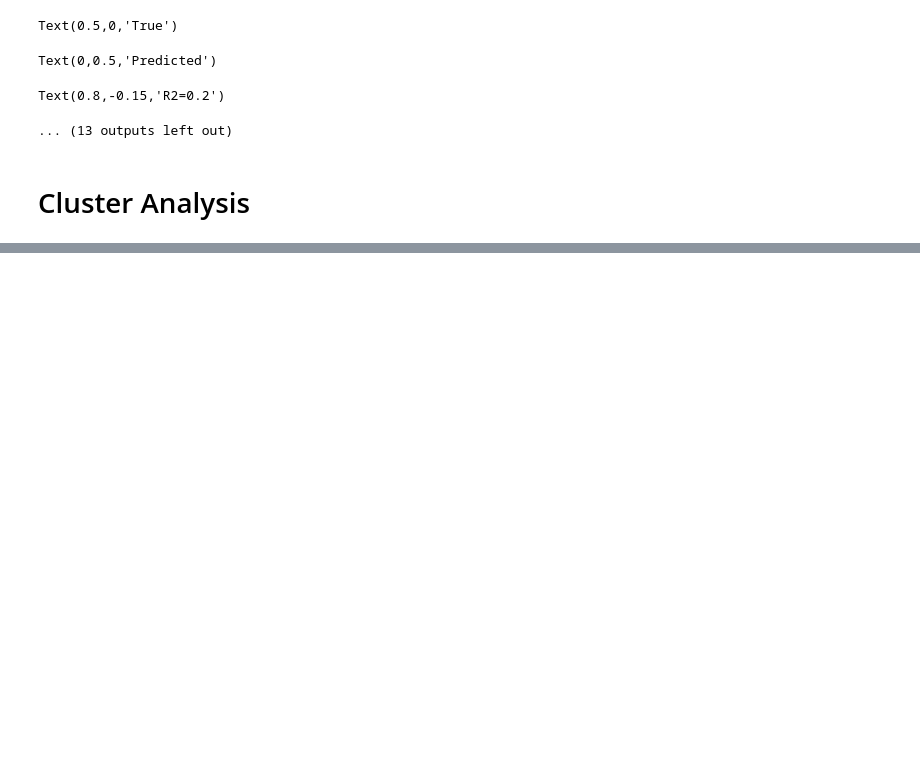
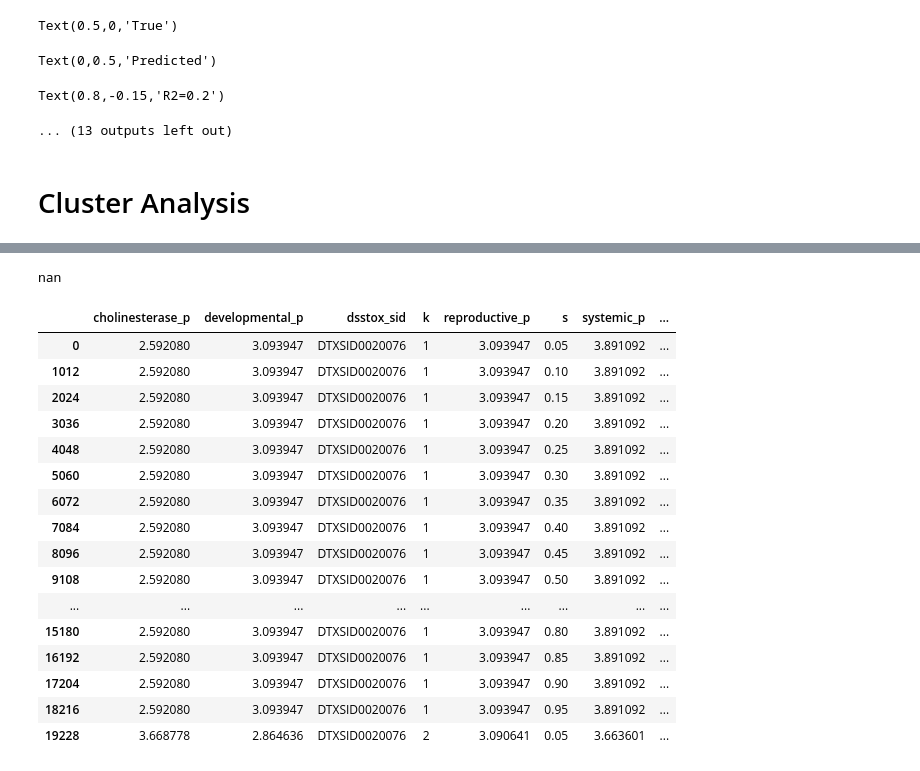
Before and after one commit to georgehelman/genra, a Jupyter notebook: notebooks/rax/rax-genra-toxref.ipynb, the cells around one changed output, grey strips where cells are left out. Saved outputs shown, nothing was run; the diff lists cells and outputs as text; code cells hidden in the pictures; blank space fills up the shorter version.

```diff
--- a/notebooks/rax/rax-genra-toxref.ipynb
+++ b/notebooks/rax/rax-genra-toxref.ipynb
@@ -1318,0 +903,52 @@ len(set(a[a].index)&set(cluster_sids))
+# %%
+from __future__ import division
+ks=range(1,20)
+ss=[round(s/20,2) for s in range(1,20)]
+# %%
+def wtavg(df,name,k,s):
+    df=df[df['jaccard']>s]
+    df=df[df[name].notnull()].iloc[0:k]
+    if df.empty:
+        return np.nan
+    weights=list(df['jaccard'])
+    values=list(df[name])
+    return np.average(values,weights=weights)
+# %%
+predictions=[]
+for k in ks:
+    for s in ss:
+        for sid,group in loael_neighbors_mean.groupby('target_sid'):
+                prediction={category+'_p':wtavg(group,category,k,s) for category in categories}
+                prediction['dsstox_sid']=sid
+                prediction['k']=k
+                prediction['s']=s
+                predictions.append(prediction)
+# %%
+group=loael_neighbors_mean[loael_neighbors_mean['target_sid']=='DTXSID0020076']
+wtavg(group,'systemic',1,.9)
+# %% [output]
+nan
+# %%
+prediction_df=pd.DataFrame(predictions)
+prediction_df=prediction_df.merge(loael_agg,left_on='dsstox_sid',right_index=True)
+prediction_df.to_csv(DAT_DIR+'toxref_ks_gridsearch.csv')
+# %%
+prediction_df.head(20)
+# %% [output]
+|  | cholinesterase_p | developmental_p | dsstox_sid | k | reproductive_p | s | systemic_p | ... |
+| 0 | 2.592080 | 3.093947 | DTXSID0020076 | 1 | 3.093947 | 0.05 | 3.891092 | ... |
+| 1012 | 2.592080 | 3.093947 | DTXSID0020076 | 1 | 3.093947 | 0.10 | 3.891092 | ... |
+| 2024 | 2.592080 | 3.093947 | DTXSID0020076 | 1 | 3.093947 | 0.15 | 3.891092 | ... |
+| 3036 | 2.592080 | 3.093947 | DTXSID0020076 | 1 | 3.093947 | 0.20 | 3.891092 | ... |
+| 4048 | 2.592080 | 3.093947 | DTXSID0020076 | 1 | 3.093947 | 0.25 | 3.891092 | ... |
+| 5060 | 2.592080 | 3.093947 | DTXSID0020076 | 1 | 3.093947 | 0.30 | 3.891092 | ... |
+| 6072 | 2.592080 | 3.093947 | DTXSID0020076 | 1 | 3.093947 | 0.35 | 3.891092 | ... |
+| 7084 | 2.592080 | 3.093947 | DTXSID0020076 | 1 | 3.093947 | 0.40 | 3.891092 | ... |
+| 8096 | 2.592080 | 3.093947 | DTXSID0020076 | 1 | 3.093947 | 0.45 | 3.891092 | ... |
+| 9108 | 2.592080 | 3.093947 | DTXSID0020076 | 1 | 3.093947 | 0.50 | 3.891092 | ... |
+| ... | ... | ... | ... | ... | ... | ... | ... | ... |
+| 15180 | 2.592080 | 3.093947 | DTXSID0020076 | 1 | 3.093947 | 0.80 | 3.891092 | ... |
+| 16192 | 2.592080 | 3.093947 | DTXSID0020076 | 1 | 3.093947 | 0.85 | 3.891092 | ... |
+| 17204 | 2.592080 | 3.093947 | DTXSID0020076 | 1 | 3.093947 | 0.90 | 3.891092 | ... |
+| 18216 | 2.592080 | 3.093947 | DTXSID0020076 | 1 | 3.093947 | 0.95 | 3.891092 | ... |
+| 19228 | 3.668778 | 2.864636 | DTXSID0020076 | 2 | 3.090641 | 0.05 | 3.663601 | ... |
```
Also changed, not shown: parts of 56 cells of this notebook.
